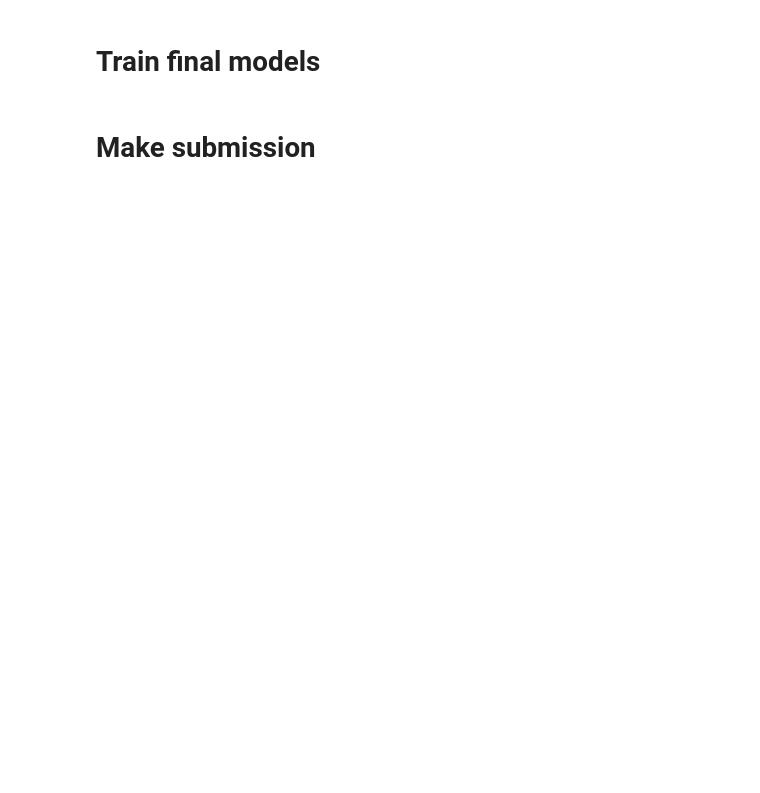
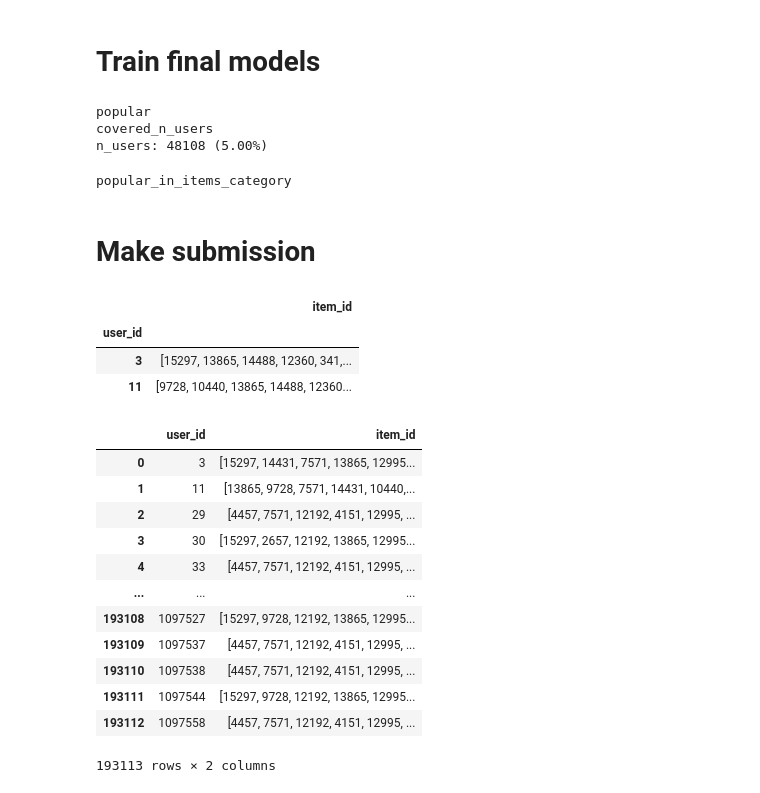
Before and after one commit to obopodo/recom-homework, a Jupyter notebook: hw1.ipynb, the cells around one changed output. Saved outputs shown, nothing was run; the diff lists cells and outputs as text; code cells hidden in the pictures; blank space fills up the shorter version.

```diff
--- a/hw1.ipynb
+++ b/hw1.ipynb
@@ -595,2 +699,59 @@ pivot_results.round(5).sort_values(by=[('MAP@10', 'mean'), ('Recall@10', 'mean')
+# %%
+all_models = {
+    'popular': PopularModel(period=pd.Timedelta(7, unit='d'), popularity='n_users'),
+    'covered_n_users': UsersCoverageModel(0.05, K_RECOS),
+    'popular_in_items_category': PopularInCategoryModel(category_feature='genre', n_categories=10),
+#     'popular_in_users_category': ,
+
+}
+# %%
+recoms = {}
+for model_name, model in tqdm(all_models.items()):
+    print(model_name)
+    model = model.fit(dataset)
+    recoms[model_name] = model.recommend(warm_users, dataset, K_RECOS, filter_viewed=True)
+# %% [output]
+popular
+covered_n_users
+n_users: 48108 (5.00%)
+popular_in_items_category
 # %% [markdown]
 # Make submission
+# %%
+recoms['popular'].head(20)[['user_id', 'item_id']].groupby('user_id').agg(lambda x: list(x))
+# %% [output]
+|  | item_id |
+| user_id |  |
+| 3 | [15297, 13865, 14488, 12360, 341,... |
+| 11 | [9728, 10440, 13865, 14488, 12360... |
+# %%
+def make_submission(recoms):
+    most_popular = recoms.item_id.value_counts().index[:10].tolist() # для холодных юзеров
+    submission = pd.Series(
+        [most_popular] * submission_sample.shape[0],
+        index=submission_sample['user_id'],
+        name='item_id'
+    )
+    sub = recoms[['user_id', 'item_id']].groupby('user_id').agg(lambda x: list(x))
+    submission.loc[sub.index] = sub.item_id
+    return submission.reset_index()
+# %%
+for model_name, rec in tqdm(recoms.items()):
+    sub = make_submission(rec)
+    sub.to_csv(f'submissions/{model_name}.csv', index=False)
+# %%
+sub
+# %% [output]
+|  | user_id | item_id |
+| 0 | 3 | [15297, 14431, 7571, 13865, 12995... |
+| 1 | 11 | [13865, 9728, 7571, 14431, 10440,... |
+| 2 | 29 | [4457, 7571, 12192, 4151, 12995, ... |
+| 3 | 30 | [15297, 2657, 12192, 13865, 12995... |
+| 4 | 33 | [4457, 7571, 12192, 4151, 12995, ... |
+| ... | ... | ... |
+| 193108 | 1097527 | [15297, 9728, 12192, 13865, 12995... |
+| 193109 | 1097537 | [4457, 7571, 12192, 4151, 12995, ... |
+| 193110 | 1097538 | [4457, 7571, 12192, 4151, 12995, ... |
+| 193111 | 1097544 | [15297, 9728, 12192, 13865, 12995... |
+| 193112 | 1097558 | [4457, 7571, 12192, 4151, 12995, ... |
+193113 rows × 2 columns
```
Also changed, not shown: parts of 23 cells of this notebook.
